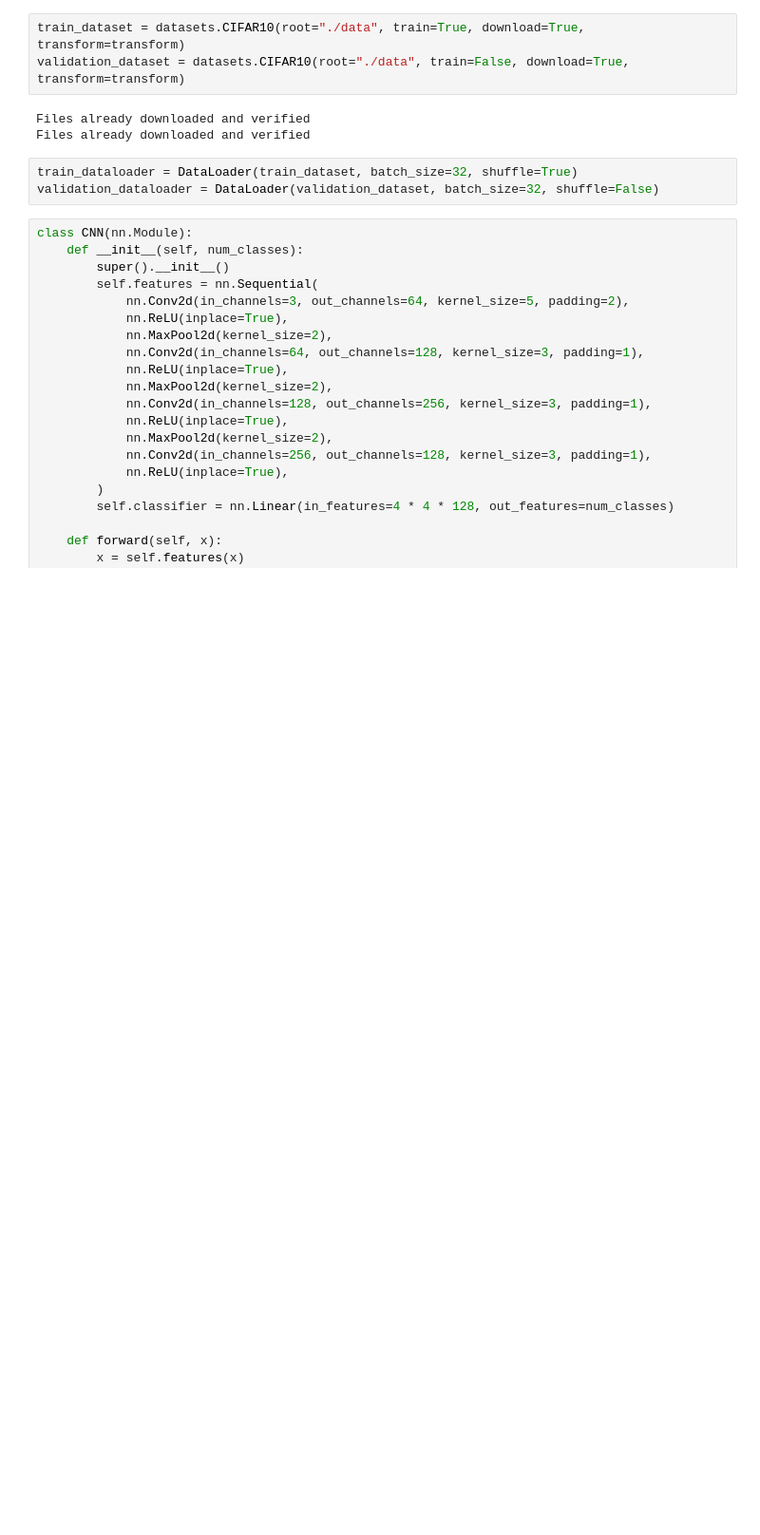
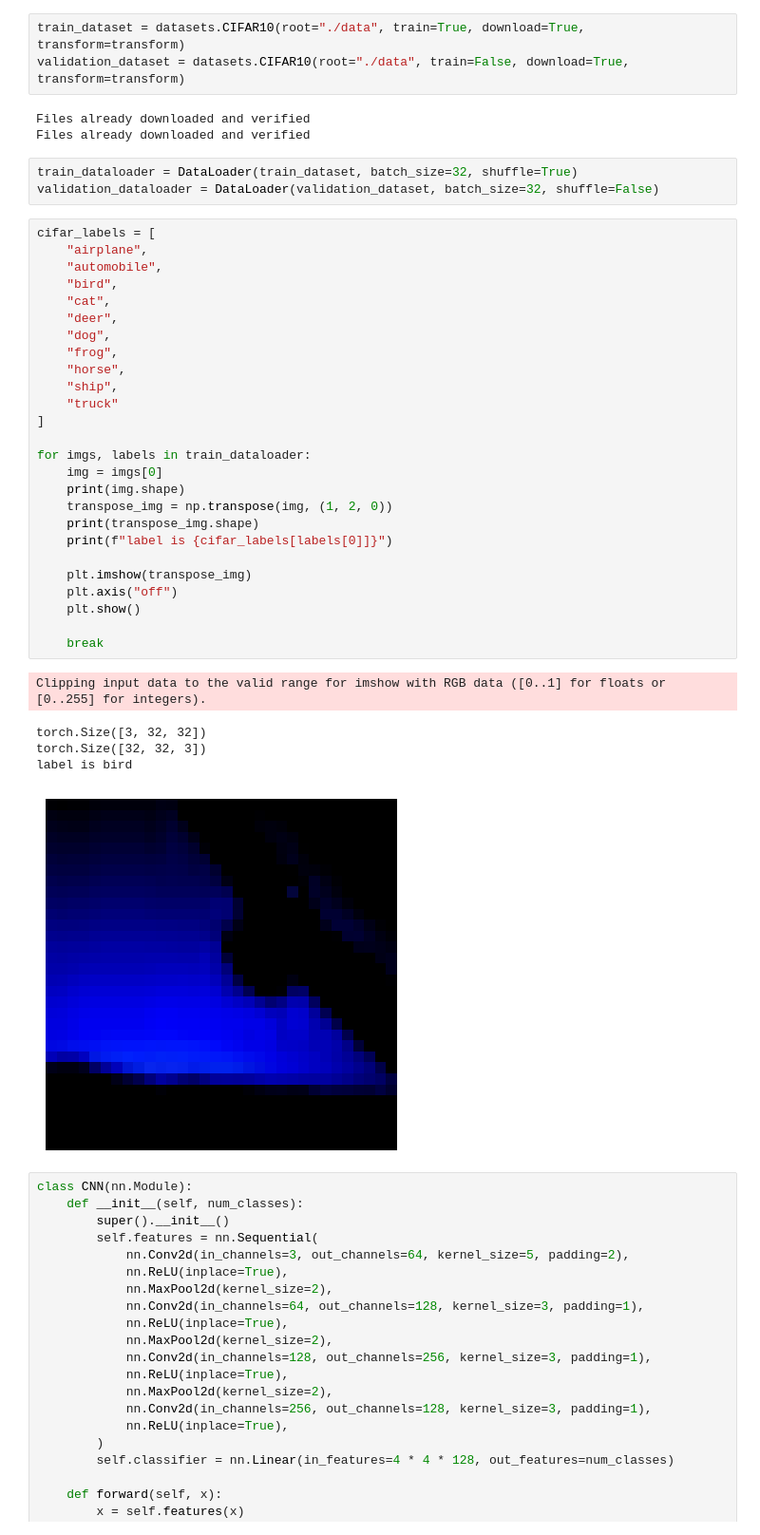
Before and after one commit to iambitebyte/torch_vgg16_sample, a Jupyter notebook: vgg16.ipynb, the cells around one changed output. Shown at 95% size. Cells and saved outputs as stored; diff of their text form; blank space fills up the shorter version.

```diff
--- a/vgg16.ipynb
+++ b/vgg16.ipynb
@@ -87,6 +66,38 @@ Files already downloaded and verified
 # %%
 train_dataloader = DataLoader(train_dataset, batch_size=32, shuffle=True)
 validation_dataloader = DataLoader(validation_dataset, batch_size=32, shuffle=False)
+# %%
+cifar_labels = [
+    "airplane",
+    "automobile",
+    "bird",
+    "cat",
+    "deer",
+    "dog",
+    "frog",
+    "horse",
+    "ship",
+    "truck"
+]
+
+for imgs, labels in train_dataloader:
+    img = imgs[0]
+    print(img.shape)
+    transpose_img = np.transpose(img, (1, 2, 0))
+    print(transpose_img.shape)
+    print(f"label is {cifar_labels[labels[0]]}")
+
+    plt.imshow(transpose_img)
+    plt.axis("off")
+    plt.show()
+
+    break
+# %% [output]
+Clipping input data to the valid range for imshow with RGB data ([0..1] for floats or [0..255] for integers).
+torch.Size([3, 32, 32])
+torch.Size([32, 32, 3])
+label is bird
+[figure, added]
 # %%
 class CNN(nn.Module):
     def __init__(self, num_classes):
```
Also changed, not shown: parts of 10 cells of this notebook.
